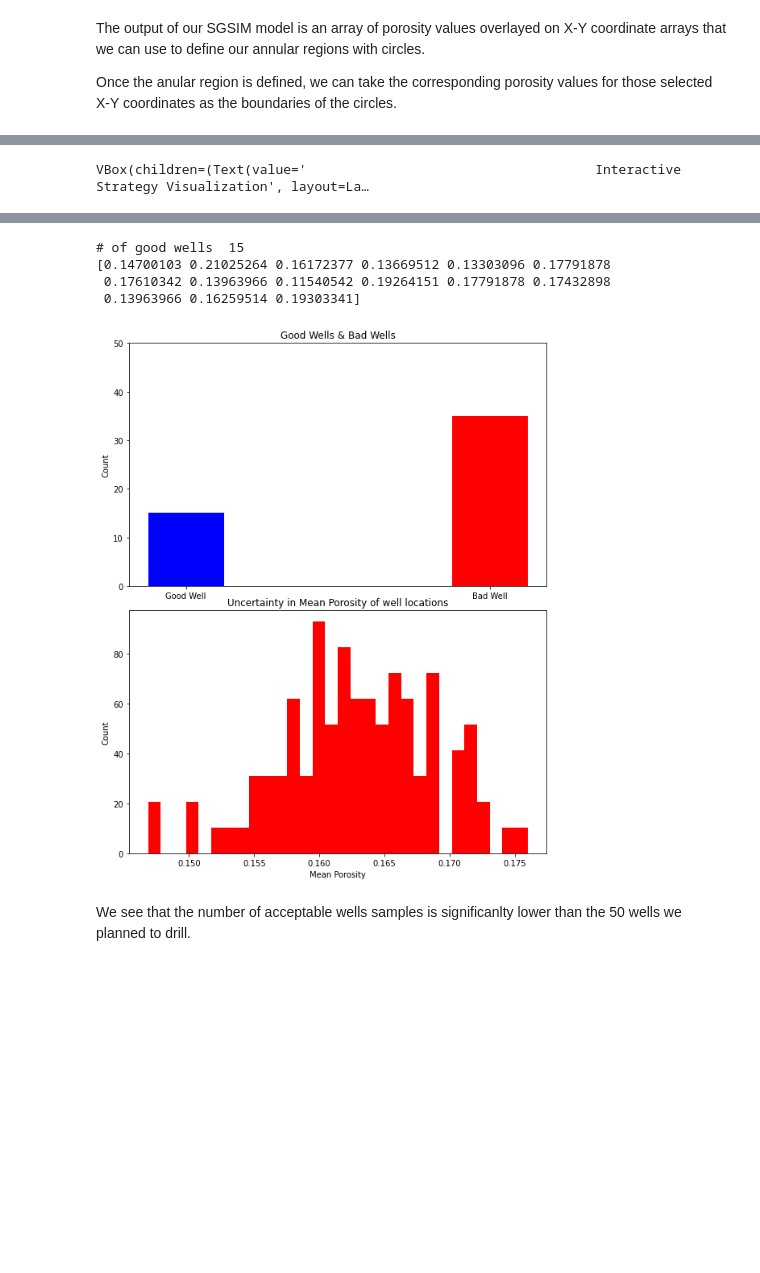
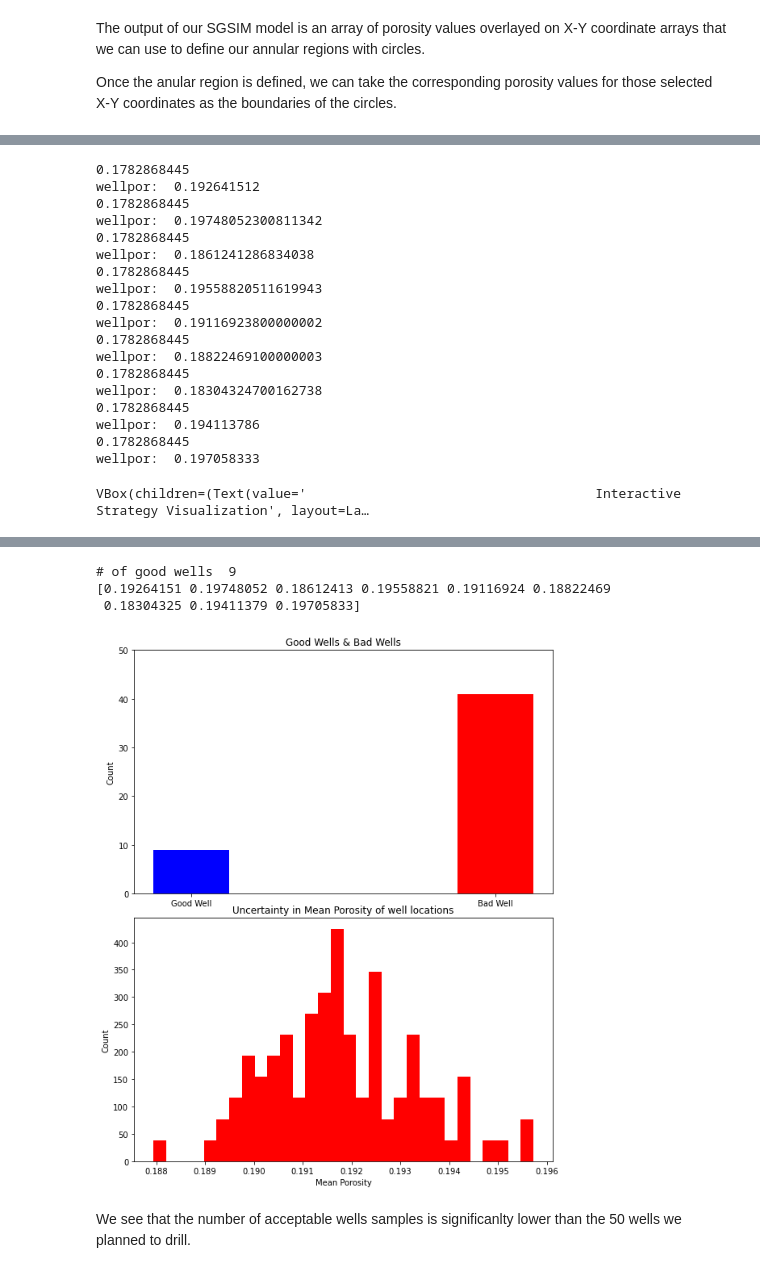
Before and after one commit to AdrianSalinas98/Petroleum-Engineering-Repository, a Jupyter notebook: Sequential Gaussian Simulation with Imposed Strategy Bootstrap.ipynb, the cells around one changed output, grey strips where cells are left out. Drawn from its saved outputs; the diff is of its cells as text; code cells hidden in the pictures; blank space fills up the shorter version.

```diff
--- a/Sequential Gaussian Simulation with Imposed Strategy Bootstrap.ipynb
+++ b/Sequential Gaussian Simulation with Imposed Strategy Bootstrap.ipynb
@@ -272,6 +274,7 @@ sample_array = sim_sk.flatten()
 
 wells = np.array([])
 drill_loc = np.array([])
+seeds = 0
 for i in range(0,50):                                   #drill 50 wells in the same location so we store this in 'drill_loc'
     index = int(np.random.randint(0,len(sample_array))) #pull from entire 10,000 data points of SGSIM model
     drill_loc = np.append(drill_loc,index)
@@ -281,19 +284,22 @@ while SGSIMreals < 5:           #number of isotropic SGSIM models for global dis
 
     nx = 100; ny = 100; xsiz = 100.0; ysiz = 100.0; xmn = 5.0; ymn = 5.0; nxdis = 1; nydis = 1
     ndmin = 0; ndmax = 10; radius = 400; skmean = 0
-    vario = GSLIB.make_variogram(nug=0.0,nst=1,it1=1,cc1=1.0,azi1=45.0,hmaj1=100,hmin1=100)
+    vario = GSLIB.make_variogram(nug=0.0,nst=1,it1=1,cc1=1.0,azi1=45.0,hmaj1=1000,hmin1=1000)
     tmin = -999; tmax = 999
 
 #SGSIM model
-    rand =  np.random.randint(0,100)
+    seeds += 1
     sim_sk = geostats.sgsim(df_iso,'X','Y','porosity',wcol=-1,scol=-1,tmin=tmin,tmax=tmax,itrans=1,ismooth=0,dftrans=0,tcol=0,
                 twtcol=0,zmin=0.0,zmax=0.3,ltail=1,ltpar=0.0,utail=1,utpar=0.3,nsim=1,
-                nx=nx,xmn=xmn,xsiz=xsiz,ny=ny,ymn=ymn,ysiz=ysiz,seed=rand,
+                nx=nx,xmn=xmn,xsiz=xsiz,ny=ny,ymn=ymn,ysiz=ysiz,seed=seeds,
                 ndmin=ndmin,ndmax=ndmax,nodmax=10,mults=0,nmult=2,noct=-1,radius=radius,radius1=1,sang1=0,
                 mxctx=10,mxcty=10,ktype=0,colocorr=0.0,sec_map=0,vario=vario)
 
 
     sample_array = sim_sk.flatten()
+    sampy = sample_array[50]
+    print('sampy: ', sampy)
+    print('len', len(sample_array))
     print('drill_loc ',drill_loc)
 
 
@@ -511,7 +523,10 @@ for i in range(0,wellcount):                              #want to drill 50 well
         out_annuluspor = np.append(out_annuluspor,sample_array[i])
 
     if well_por >= threshold_por:                      #if a good well, sample stored for bootstrap, look inside annulus
-        goodwells = np.append(goodwells,sample_array[index])
+
+        print(threshold_por)
+        print('wellpor: ', well_por)
+        goodwells = np.append(goodwells,well_por)
 
         index = np.random.randint(0,len(annuluspor))
         well_x = annulusx[index]
@@ -520,9 +535,10 @@ for i in range(0,wellcount):                              #want to drill 50 well
 
     elif well_por < threshold_por:                 #if a bad well, sample not stored for bootstrap , look outside annulus
 
+
+        badwells = np.append(badwells,well_por)
+
         index = np.random.randint(0,len(out_annuluspor))
-        badwells = np.append(badwells,sample_array[index])
-
         well_x = out_annulusx[index]
         well_y = out_annulusy[index]
         well_por = out_annuluspor[index]
@@ -596,38 +612,55 @@ ax2.bar(names,values, width = 0.25,align = 'center',color = ['blue','red'])
 ax2.set_title('Good Wells & Bad Wells')
 ax2.set_ylabel('Count')
 plt.ylim(0,50)
 
 
 #Bootstrap Loop
 mean_por = np.array([])
 n = 0
 while n < 100:                                     #n realizations (number of times we drill 50 wells)
     n+=1
     samples = np.array([])
     for i in range(0,len(goodwells)):
         index = np.random.randint(0,len(goodwells))
         samples = np.append(samples,goodwells[index])  #builds 1 full realization of 50 wells
     mean = np.mean(samples)
     mean_por = np.append(mean_por,mean)
 
 
 #Visualize uncertainty distribution in single SGSIM model:
 
 bins = 30
 ax3 = plt.subplot(212)
 n, bins,patches = plt.hist(mean_por,bins,facecolor = 'r',density=True)
 plt.xlabel('Mean Porosity' )
 plt.ylabel('Count')
 plt.title('Uncertainty in Mean Porosity of well locations')
 
 plt.subplots_adjust(left=0.0, bottom=0.0, right=1.2, top=2.2, wspace=0.1, hspace=0.1)
 # %% [output]
-VBox(children=(Text(value='                                     Interactive Strategy Visualization', layout=La…
+0.1782868445
+wellpor:  0.192641512
+0.1782868445
+wellpor:  0.19748052300811342
+0.1782868445
+wellpor:  0.1861241286834038
+0.1782868445
+wellpor:  0.19558820511619943
+0.1782868445
+wellpor:  0.19116923800000002
+0.1782868445
+wellpor:  0.18822469100000003
+0.1782868445
+wellpor:  0.18304324700162738
+0.1782868445
+wellpor:  0.194113786
+0.1782868445
+wellpor:  0.197058333
+VBox(children=(Text(value='                                     Interactive Strategy Visualization', layout=La…
 [interactive output not drawn]
-# of good wells  15
-[0.14700103 0.21025264 0.16172377 0.13669512 0.13303096 0.17791878
- 0.17610342 0.13963966 0.11540542 0.19264151 0.17791878 0.17432898
- 0.13963966 0.16259514 0.19303341]
+# of good wells  9
+[0.19264151 0.19748052 0.18612413 0.19558821 0.19116924 0.18822469
+ 0.18304325 0.19411379 0.19705833]
-[figure, old version]
+[figure, new version]
 # %% [markdown]
 We see that the number of acceptable wells samples is significanlty lower than the 50 wells we planned to drill.
```
Also changed, not shown: parts of 24 cells of this notebook.
